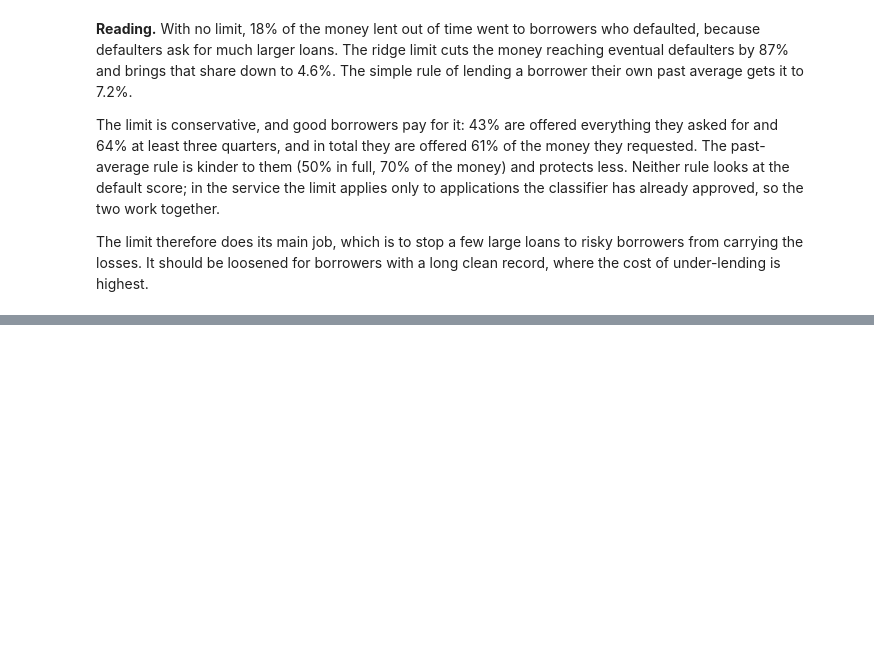
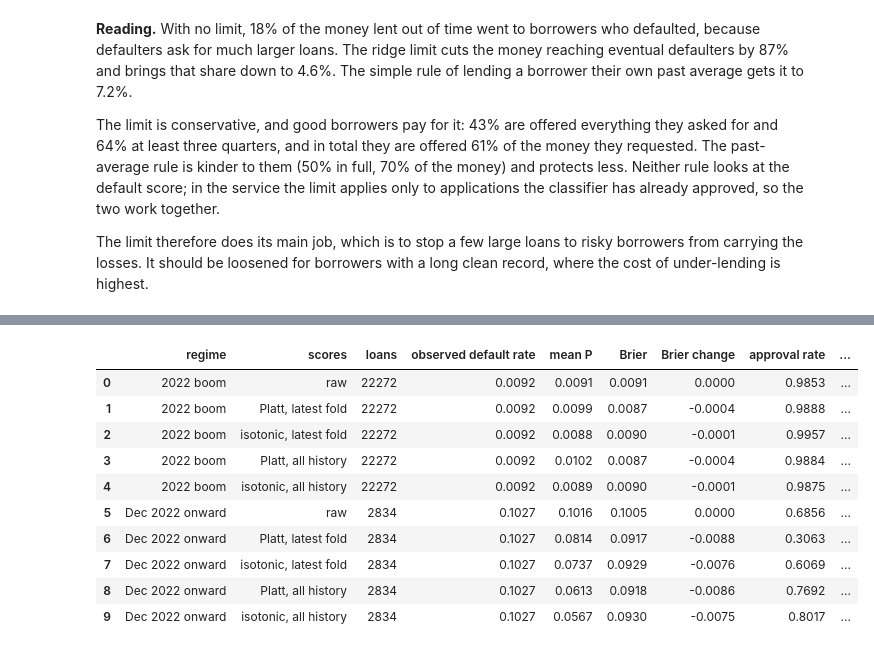
Before and after one commit to ASU-MICS-2028/mle-group-3-prosit-2, a Jupyter notebook: notebooks/13_rubric_additions.ipynb, the cells around one changed output, grey strips where cells are left out. Cells and saved outputs as stored; diff of their text form; code cells hidden in the pictures; blank space fills up the shorter version.

```diff
--- a/notebooks/13_rubric_additions.ipynb
+++ b/notebooks/13_rubric_additions.ipynb
@@ -355,0 +370,52 @@ The limit therefore does its main job, which is to stop a few large loans to ris
+# %%
+from sklearn.calibration import calibration_curve
+from sklearn.metrics import brier_score_loss
+from src.bootstrap import bootstrap, paired_differences, pooled
+from src.costs import expected_value
+
+variants = {"Platt, latest fold": ("platt", "previous"), "isotonic, latest fold": ("isotonic", "previous"),
+            "Platt, all history": ("platt", "all"), "isotonic, all history": ("isotonic", "all")}
+cal, fits = {"raw": ev.p.to_numpy()}, []
+for name, (method, window) in variants.items():
+    cal[name], t = V.recalibrate(ev.p, ev.y, ev.fold, ev.due_date, method=method, window=window)
+    fits.append(t.assign(scores=name))
+fits = pd.concat(fits, ignore_index=True)
+assert all(pd.Timestamp(r.latest_outcome_used) < pd.Timestamp(V.TEMPORAL_CUTS[r.fold]) for r in fits.itertuples()), \
+    "a calibrator used an outcome not yet known when its fold began"
+
+use = (ev.fold >= 1).to_numpy()                      # fold 0 has nothing earlier to calibrate on
+e = ev[use].reset_index(drop=True)
+S = {k: v[use] for k, v in cal.items()}
+per_1000 = lambda y, p: expected_value(y, p, econ.threshold, econ) / len(y) * 1000
+metrics = {"Brier": pooled(brier_score_loss), "GHS per 1,000": pooled(per_1000)}
+rows = []
+for reg in ["2022 boom", "Dec 2022 onward"]:
+    m = (e.regime == reg).to_numpy()
+    y = e.y.to_numpy()[m]
+    reps = bootstrap(metrics, y, {k: v[m] for k, v in S.items()}, e.customer_id.to_numpy()[m], e.fold.to_numpy()[m])
+    for k, q in S.items():
+        row = {"regime": reg, "scores": k, "loans": int(m.sum()), "observed default rate": y.mean(), "mean P": q[m].mean(),
+               "Brier": brier_score_loss(y, q[m]), "approval rate": (q[m] <= econ.threshold).mean(),
+               "GHS per 1,000": per_1000(y, q[m])}
+        if k != "raw":
+            d = paired_differences(reps, k, "raw")
+            row |= {f"{mt} change {b}": d.loc[mt, b] for mt in ["Brier", "GHS per 1,000"] for b in ["lower", "upper"]}
+        rows.append(row)
+recal = pd.DataFrame(rows)
+raw_of = recal[recal.scores == "raw"].set_index("regime")
+recal.insert(6, "Brier change", recal.Brier - recal.regime.map(raw_of.Brier))
+recal.insert(9, "GHS change", recal["GHS per 1,000"] - recal.regime.map(raw_of["GHS per 1,000"]))
+recal.to_csv(ROOT / "reports" / "13_recalibration.csv", index=False)
+recal.round(4)
+# %% [output]
+|  | regime | scores | loans | observed default rate | mean P | Brier | Brier change | approval rate | ... |
+| 0 | 2022 boom | raw | 22272 | 0.0092 | 0.0091 | 0.0091 | 0.0000 | 0.9853 | ... |
+| 1 | 2022 boom | Platt, latest fold | 22272 | 0.0092 | 0.0099 | 0.0087 | -0.0004 | 0.9888 | ... |
+| 2 | 2022 boom | isotonic, latest fold | 22272 | 0.0092 | 0.0088 | 0.0090 | -0.0001 | 0.9957 | ... |
+| 3 | 2022 boom | Platt, all history | 22272 | 0.0092 | 0.0102 | 0.0087 | -0.0004 | 0.9884 | ... |
+| 4 | 2022 boom | isotonic, all history | 22272 | 0.0092 | 0.0089 | 0.0090 | -0.0001 | 0.9875 | ... |
+| 5 | Dec 2022 onward | raw | 2834 | 0.1027 | 0.1016 | 0.1005 | 0.0000 | 0.6856 | ... |
+| 6 | Dec 2022 onward | Platt, latest fold | 2834 | 0.1027 | 0.0814 | 0.0917 | -0.0088 | 0.3063 | ... |
+| 7 | Dec 2022 onward | isotonic, latest fold | 2834 | 0.1027 | 0.0737 | 0.0929 | -0.0076 | 0.6069 | ... |
+| 8 | Dec 2022 onward | Platt, all history | 2834 | 0.1027 | 0.0613 | 0.0918 | -0.0086 | 0.7692 | ... |
+| 9 | Dec 2022 onward | isotonic, all history | 2834 | 0.1027 | 0.0567 | 0.0930 | -0.0075 | 0.8017 | ... |
```
Also changed, not shown: parts of 5 cells of this notebook, 22 other files.
